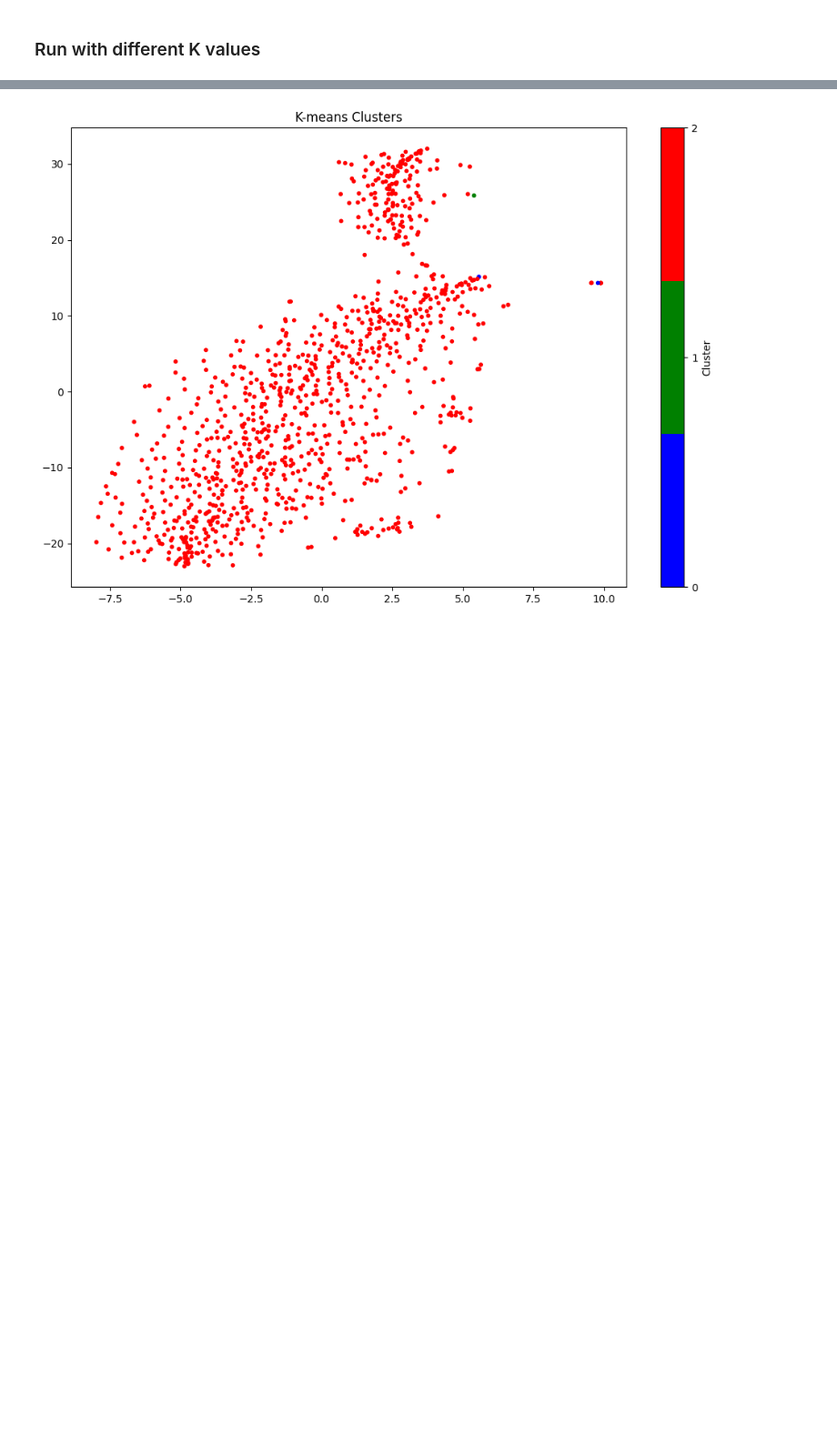
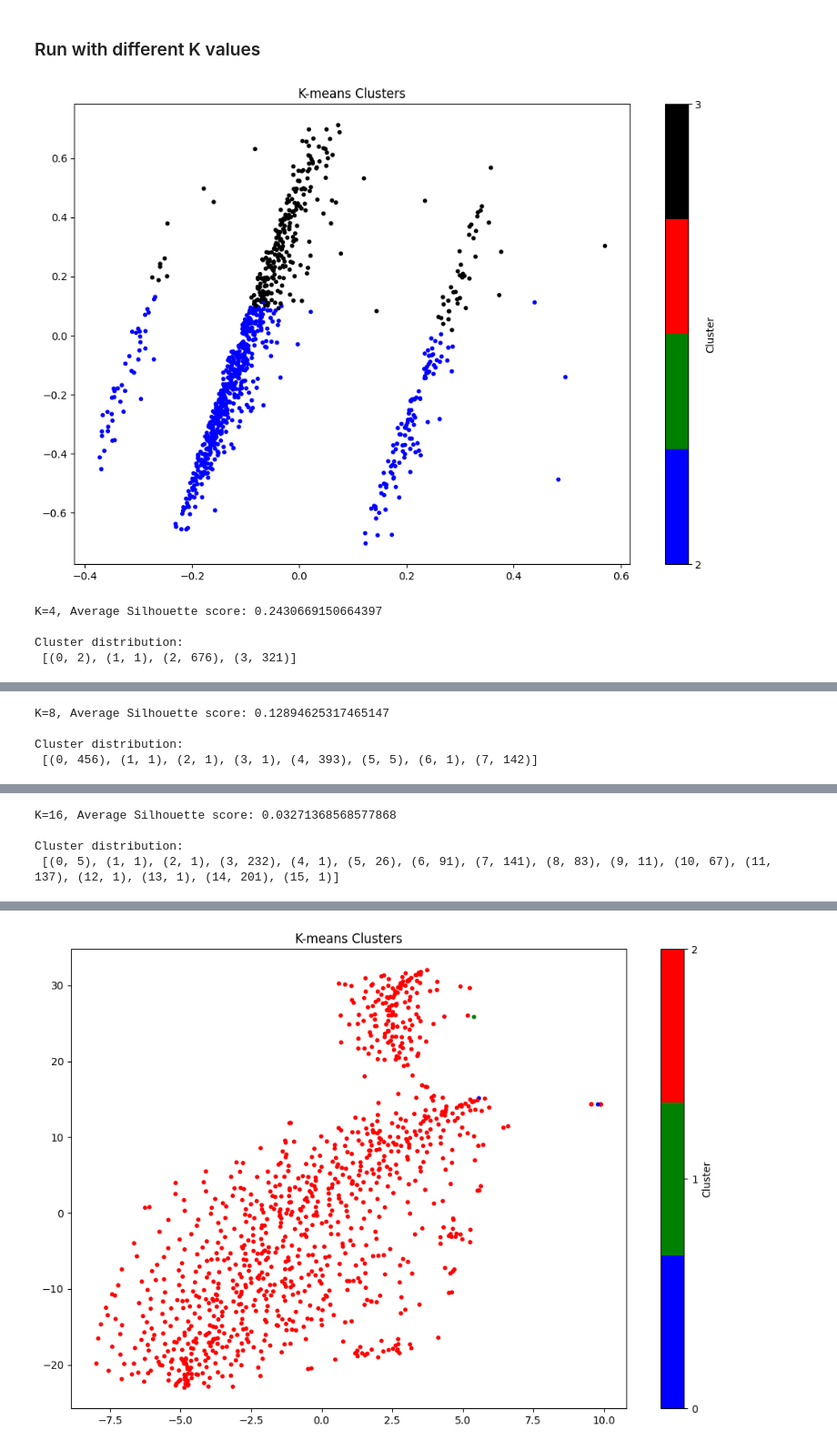
Before and after one commit to Roberto09/cs229-project, a Jupyter notebook: kmeans_vis.ipynb, the cells around one changed output, grey strips where cells are left out. Shown at 91% size. Saved outputs shown, nothing was run; the diff lists cells and outputs as text; code cells hidden in the pictures; blank space fills up the shorter version.

Commit message:
add drop outliers

```diff
--- a/kmeans_vis.ipynb
+++ b/kmeans_vis.ipynb
@@ -9,29 +9,39 @@ from sklearn.metrics import silhouette_score
 from matplotlib.colors import ListedColormap
 from sklearn.decomposition import PCA
 # %%
-def visualize_kmeans(vectors, decomp = PCA, k = 8):
+def visualize_kmeans(vectors, reducer = PCA, k = 8, drop_outliers = False):
     kmeans = KMeans(n_clusters=k, random_state=42, n_init=10)
     kmeans_labels = kmeans.fit_predict(vectors)
 
-    decomp_ = decomp(n_components=2, random_state=42)
-    vec_decomp = decomp_.fit_transform(vectors)
+    silhouette_avg = silhouette_score(vectors, kmeans_labels)
+    c = Counter(kmeans_labels)
+
+    reducer_ = reducer(n_components=2, random_state=42)
+    vec_reduced = reducer_.fit_transform(vectors)
+
+    if drop_outliers:
+        # drop 5% points farthest away from the center of the reduced space
+        reducer_center = np.mean(vec_reduced, axis = 0)
+        dist_center = [(i, np.linalg.norm(vec_reduced[i, :] - reducer_center)) for i in range(vec_reduced.shape[0])]
+        dist_center.sort(key = lambda x: x[1])
+        keep_idxs = [x[0] for x in dist_center[:-int(len(dist_center) * 0.05)]]
+        vec_reduced = vec_reduced[keep_idxs, :]
+        kmeans_labels = kmeans_labels[keep_idxs]
+
 
     plt.figure(figsize=(12, 8))
     colors = ['blue', 'green', 'red', 'black', 'yellow', 'purple', 'pink', 'brown']
 
     if k <= 8:
-        scatter = plt.scatter(vec_decomp[:, 0], vec_decomp[:, 1], cmap=ListedColormap(colors[:k]), c=kmeans_labels, s=10)
+        scatter = plt.scatter(vec_reduced[:, 0], vec_reduced[:, 1], cmap=ListedColormap(colors[:k]), c=kmeans_labels, s=10)
         plt.colorbar(scatter, ticks=list(range(k)), label='Cluster')
     else:
-        scatter = plt.scatter(vec_decomp[:, 0], vec_decomp[:, 1], c=kmeans_labels, s=10)
+        scatter = plt.scatter(vec_reduced[:, 0], vec_reduced[:, 1], c=kmeans_labels, s=10)
 
     plt.title('K-means Clusters')
     plt.show()
 
-    silhouette_avg = silhouette_score(vectors, kmeans_labels)
     print(f'K={k}, Average Silhouette score: {silhouette_avg}\n')
-
-    c = Counter(kmeans_labels)
     print(f'Cluster distribution:\n {sorted(c.items())}')
 
     return kmeans_labels
@@ -45,3 +55,13 @@ vector_dict_l1 = {k:v[0].numpy() for k,v in vector_dict.items()}
 vectors = np.array(list(vector_dict_l1.values()))
 # %% [markdown]
 ### Run with different K values
+# %%
+# drop outliers
+for k in [4, 8, 16]:
+    visualize_kmeans(vectors, k=k, drop_outliers=True)
+# %% [output]
+[figure, added]
+K=4, Average Silhouette score: 0.2430669150664397
+
+Cluster distribution:
+ [(0, 2), (1, 1), (2, 676), (3, 321)]
@@ -47,0 +69,4 @@ vectors = np.array(list(vector_dict_l1.values()))
+K=8, Average Silhouette score: 0.12894625317465147
+
+Cluster distribution:
+ [(0, 456), (1, 1), (2, 1), (3, 1), (4, 393), (5, 5), (6, 1), (7, 142)]
@@ -48 +74,5 @@ vectors = np.array(list(vector_dict_l1.values()))
+K=16, Average Silhouette score: 0.03271368568577868
+
+Cluster distribution:
+ [(0, 5), (1, 1), (2, 1), (3, 232), (4, 1), (5, 26), (6, 91), (7, 141), (8, 83), (9, 11), (10, 67), (11, 137), (12, 1), (13, 1), (14, 201), (15, 1)]
 # %%
```
Also changed, not shown: parts of 3 cells of this notebook.
